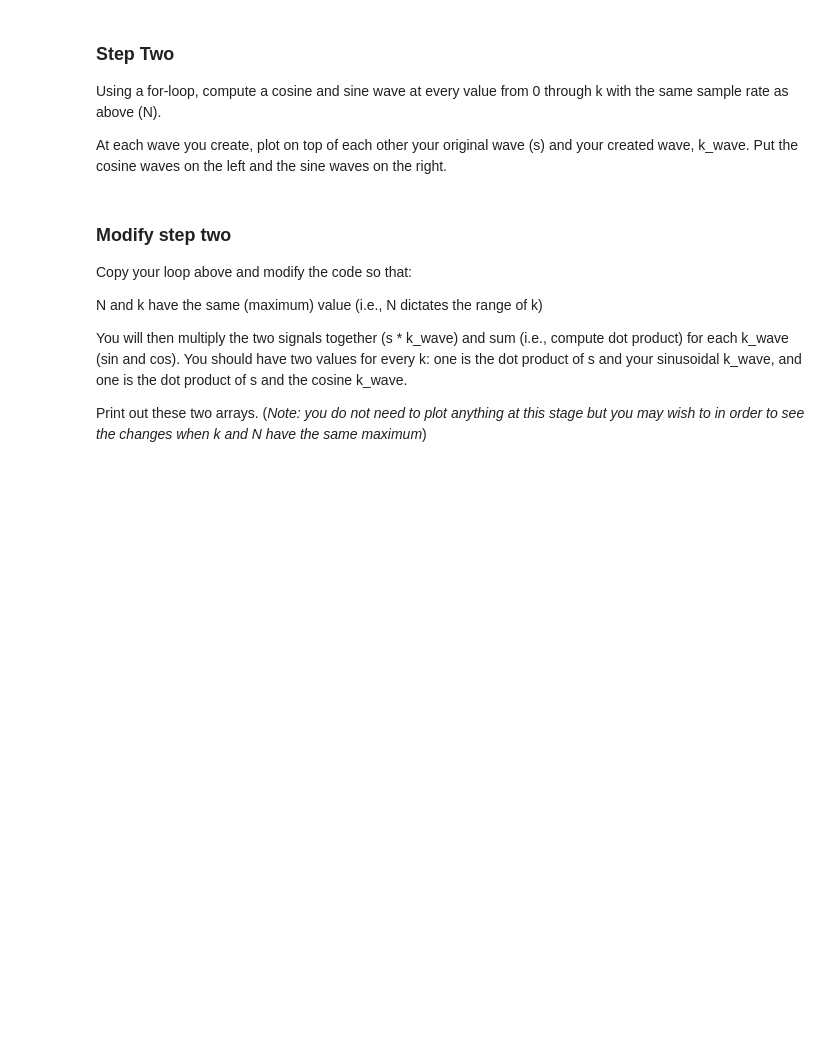
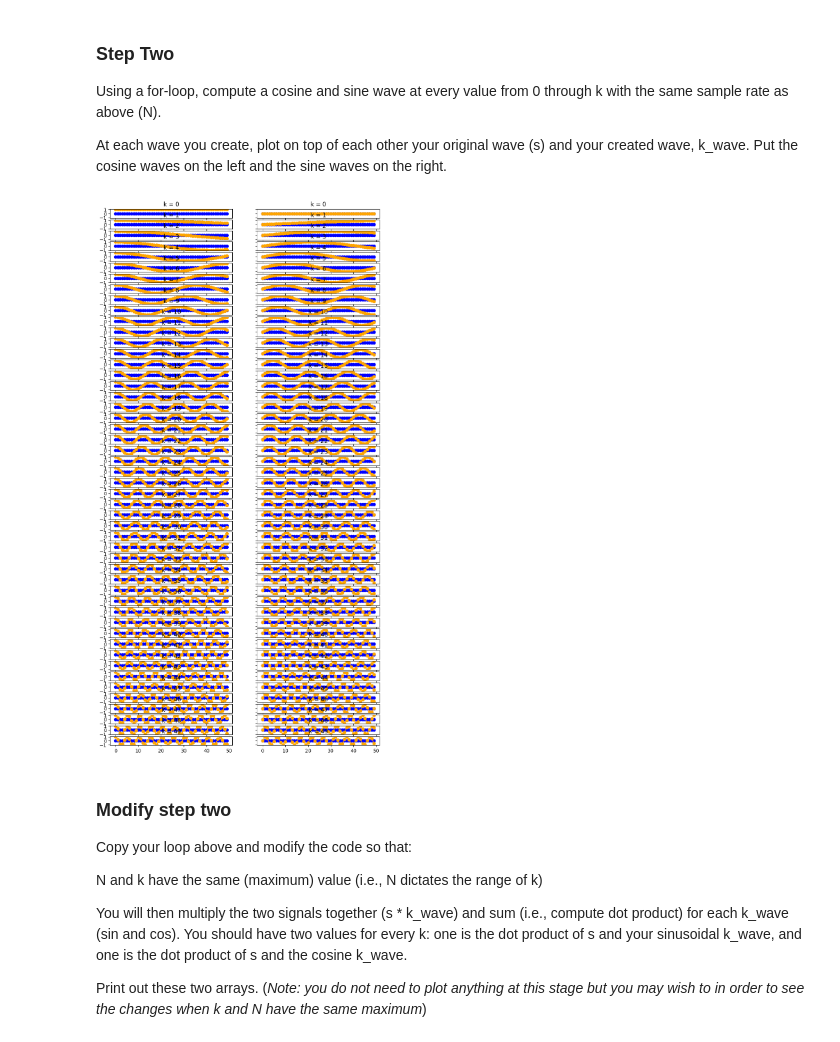
Before and after one commit to thedarknessuser/AudioTechII, a Jupyter notebook: Activities/Activity5_DFT.ipynb, the cells around one changed output. Cells and saved outputs as stored; diff of their text form; code cells hidden in the pictures; blank space fills up the shorter version.

```diff
--- a/Activities/Activity5_DFT.ipynb
+++ b/Activities/Activity5_DFT.ipynb
@@ -16,10 +16,10 @@ Make a simple sinusoid with a periodicity (let's call it "k") below 10 and a ver
 # %%
 # your code here
 # A lot of the answers come from copying stuff from lecture
-N =
-k =
-n =                        # time series array
-s = np.sin(2 * np.pi * k * n)
+N = 50 # Sampling rate
+k = 10 # Sinusoid periodicity
+n = np.arange(0, N)
+s = np.sin(2*np.pi * k * n)
 # %% [markdown]
 ### Step Two
 
@@ -29,25 +29,27 @@ At each wave you create, plot on top of each other your original wave (s) and yo
 # %%
 k = k # change manually if you like to another value
 
 fig, axs = plt.subplots(nrows=N, ncols=2, sharex=True, sharey=True, figsize=(10, 2*k))
 
 for i in range(N):
     # Generate cosine and sine waves for the current value of i
-    cos_wave =  # use the time array you specified in step one ("n")
-    sin_wave =
+    cos_wave = np.cos(2*np.pi * (k*(i/N)) * n / N) # use the time array you specified in step one ("n")
+    sin_wave = np.sin(2*np.pi * (k*(i/N)) * n / N)
 
     # Plot original wave 's' and cosine wave on the left
     axs[i, 0].plot(n, s, label='Original Sinusoid', color="blue", marker='o')
     axs[i, 0].plot(n, cos_wave, label=i, color="orange", marker='o')
     axs[i, 0].set_title("k = "+str(i))
 
     # Plot original wave 's' and sine wave on the right
     axs[i, 1].plot(n, s, label='Original Sinusoid',color='blue', marker='o')
     axs[i, 1].plot(n, sin_wave, label=i, color="orange", marker='o')
     axs[i, 1].set_title("k = "+str(i))
 
 plt.tight_layout()
 plt.show()
+# %% [output]
+[figure, added]
 # %% [markdown]
 ### Modify step two
 Copy your loop above and modify the code so that:
```
Also changed, not shown: parts of 5 cells of this notebook.
